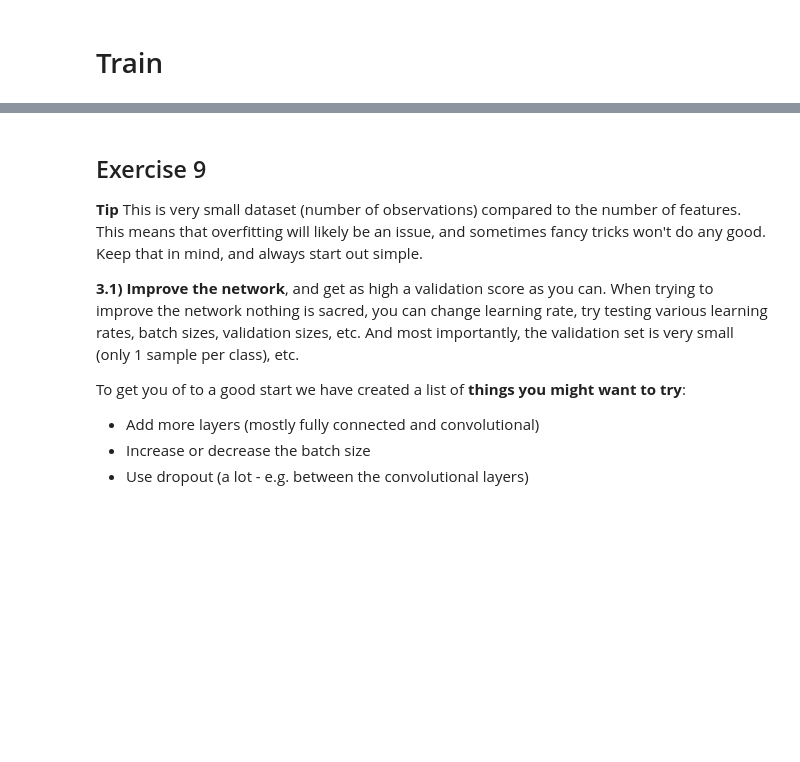
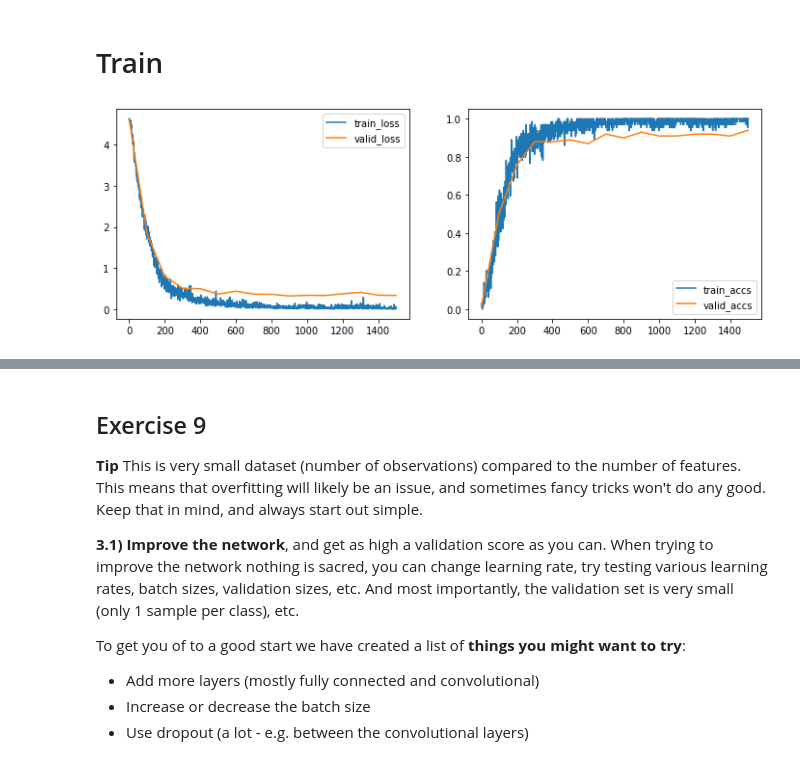
Before and after one commit to Laegas/02456-deep-learning-with-PyTorch, a Jupyter notebook: 6_Mini_Project/6.1-EXE-Kaggle-Leaf-Challenge.ipynb, the cells around one changed output, grey strips where cells are left out. Cells and saved outputs as stored; diff of their text form; code cells hidden in the pictures; blank space fills up the shorter version.

```diff
--- a/6_Mini_Project/6.1-EXE-Kaggle-Leaf-Challenge.ipynb
+++ b/6_Mini_Project/6.1-EXE-Kaggle-Leaf-Challenge.ipynb
@@ -383,15 +371,17 @@ Loading test data
 #### Do you want to load your data quickly next time?
 In the above cell the data is loaded, reshaped and stored as an object. If you want load this object quickly next time you should go for pickle. Pickle does effectively write an object into a character stream, so it can be loaded fastly next time. Simply replace `drive_path` with you `local_path` if you're not using colab.
 # %%
-# import pickle
+import pickle
 
-# # Dump the data into a pickle file
-# with open(drive_path + '/data.pickle', 'wb') as f:
-#     pickle.dump(data, f)
+# Dump the data into a pickle file
+with open(drive_path + '/data.pickle', 'wb') as f:
+    pickle.dump(data, f)
 # %%
-# # Load the data from a pickle file
-# with open(drive_path + '/data.pickle', 'rb') as f:
-#     data = pickle.load(f)
+import pickle
+
+# Load the data from a pickle file
+with open(drive_path + '/data.pickle', 'rb') as f:
+    data = pickle.load(f)
 # %% [markdown]
 ## Batch Generator
 
@@ -564,11 +656,7 @@ print(net)
 ## Exercise 8
 8.1) Since this is a classification task we will use the cross-entropy loss. Define the cross-entropy loss as the loss function in the code below.
 # %%
-LEARNING_RATE = 0.001
-criterion =           #<-- Your code here.
-
-# weight_decay is equal to L2 regularization
-optimizer = optim.Adam(net.parameters(), lr=LEARNING_RATE)
+criterion = nn.CrossEntropyLoss() #<-- Your code here.
 
 def accuracy(ys, ts):
     predictions = torch.max(ys, 1)[1]
@@ -609,9 +706,20 @@ output['out']
 # %% [markdown]
 # Train
 # %%
+# Reset net and optimizer
+net = Net()
+if use_cuda:
+    net.cuda()
+
+LEARNING_RATE = 0.001
+L2_regularization = 0.0001
+
+# weight_decay is equal to L2 regularization
+optimizer = optim.Adam(net.parameters(), lr=LEARNING_RATE, weight_decay=L2_regularization)
+
 # Setup settings for training
 VALIDATION_SIZE = 0.1 # 0.1 is ~ 100 samples for validation
-max_iter = 1000
+max_iter = 1500
 log_every = 100
 eval_every = 100
 
@@ -669,31 +777,35 @@ for i, batch_train in enumerate(batch_gen.gen_train()):
     # Train network
     output = net(**get_input(batch_train))
     labels_argmax = torch.max(get_labels(batch_train), 1)[1]
     batch_loss = criterion(output['out'], labels_argmax)
 
     train_iter.append(i)
     train_loss.append(float(get_numpy(batch_loss)))
     train_accs.append(float(get_numpy(accuracy(output['out'], labels_argmax))))
 
     optimizer.zero_grad()
     batch_loss.backward()
     optimizer.step()
 
     # Log i figure
     if i % log_every == 0:
         fig = plt.figure(figsize=(12,4))
         plt.subplot(1, 2, 1)
         plt.plot(train_iter, train_loss, label='train_loss')
         plt.plot(valid_iter, valid_loss, label='valid_loss')
         plt.legend()
 
         plt.subplot(1, 2, 2)
         plt.plot(train_iter, train_accs, label='train_accs')
         plt.plot(valid_iter, valid_accs, label='valid_accs')
         plt.legend()
         plt.show()
+        print("Iteration: {}\nTrain, loss: {:.5f} accs: {:.5f}\nValidation, loss: {:.5f} accs: {:.5f}".format(i, train_loss[-1], train_accs[-1], valid_loss[-1], valid_accs[-1]))
         clear_output(wait=True)
-#         print("Train, it: {} loss: {:.2f} accs: {:.2f}".format(i, train_loss[-1], train_accs[-1]))
 
     if max_iter < i:
         break
+
+# Thanos achieved 0.96 accuracy and 0.22 validation loss
+# %% [output]
+[figure, added]
```
Also changed, not shown: parts of 13 cells of this notebook.
